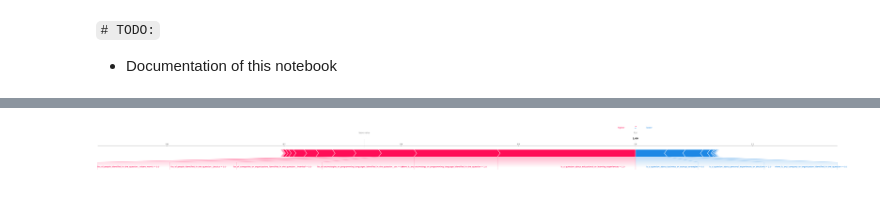
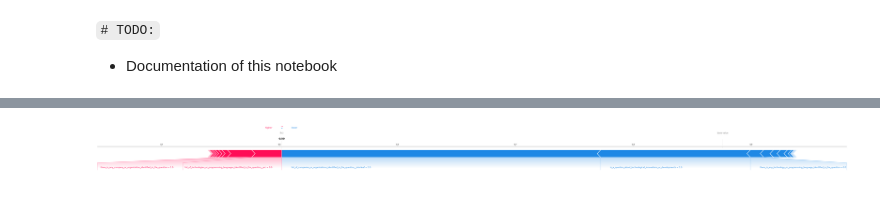
Before and after one commit to microsoft/dstoolkit-genai-shap, a Jupyter notebook: docs/examples/03-gaishap-blackbox-model.ipynb, the cells around one changed output, grey strips where cells are left out. Cells and saved outputs as stored; diff of their text form; code cells hidden in the pictures.

Commit message:
automl and t-test

```diff
--- a/docs/examples/03-gaishap-blackbox-model.ipynb
+++ b/docs/examples/03-gaishap-blackbox-model.ipynb
@@ -76,2 +36,2 @@ df_test_dataset.join(df_features)
 # %%
-bb_model = GenAIExplainer.from_pandas(df_test_dataset, df_features)
+gai_explainer = GenAIExplainer.from_pandas(df_test_dataset, df_features)
@@ -149,9 +69,9 @@ bb_model.r2_scores_
 # %%
-metric = 'context_recall'
+metric = 'faithfulness'
 
-X = pd.DataFrame(bb_model.preprocessed_features)
-explainer = bb_model.explainers_[metric]
-shap_values = explainer(X)
+X = pd.DataFrame(gai_explainer.preprocessed_features)
+metric_explainer = gai_explainer.explainers_[metric]
+shap_values = metric_explainer(X)
 # %%
 shap.summary_plot(shap_values, X, plot_size=(20,10))
 # %% [output]
@@ -165,0 +102,3 @@ shap.waterfall_plot(shap_values[0])
+# %%
+index = 9
+shap.waterfall_plot(shap_values[index])
@@ -166,5 +107,10 @@ shap.waterfall_plot(shap_values[0])
 # %%
-
-shap.force_plot(explainer.expected_value, shap_values.values[0], X.iloc[0, :], matplotlib=True, figsize=(80,5))
+shap.force_plot(
+    metric_explainer.expected_value,
+    shap_values.values[index],
+    X.iloc[index, :],
+    matplotlib=True,
+    figsize=(80,5)
+)
 # %% [output]
-[figure, old version]
+[figure, new version]
```
Also changed, not shown: parts of 13 cells of this notebook, 7 other files.
